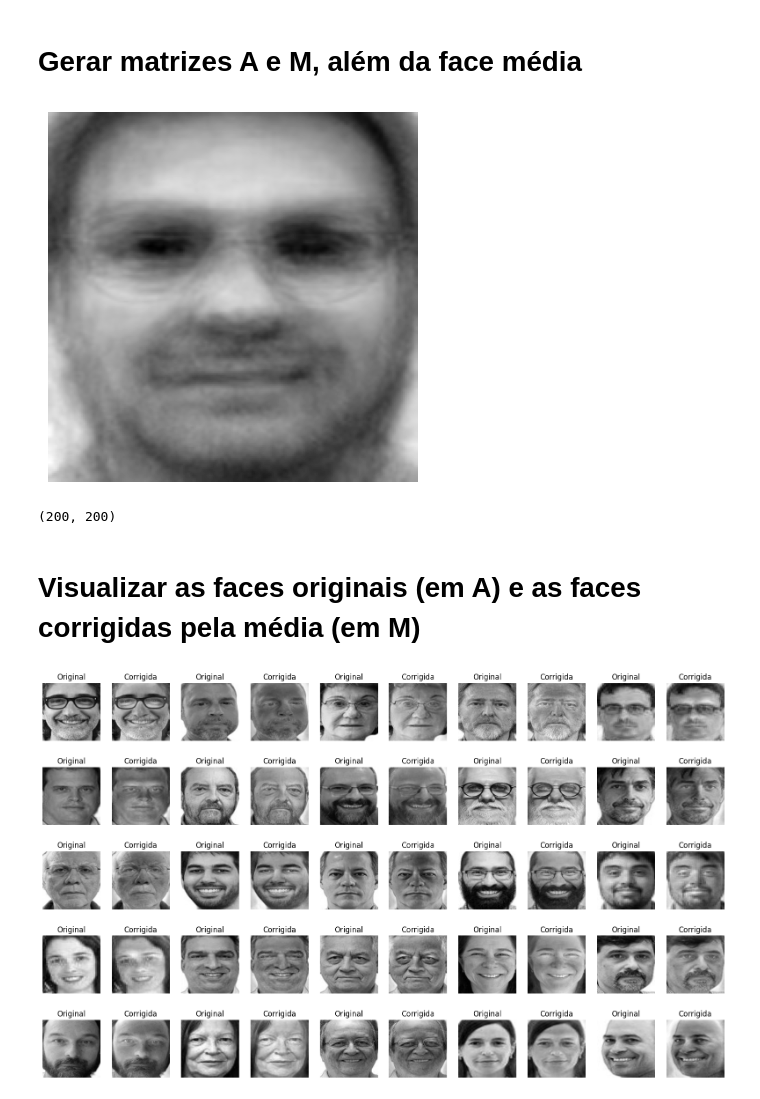
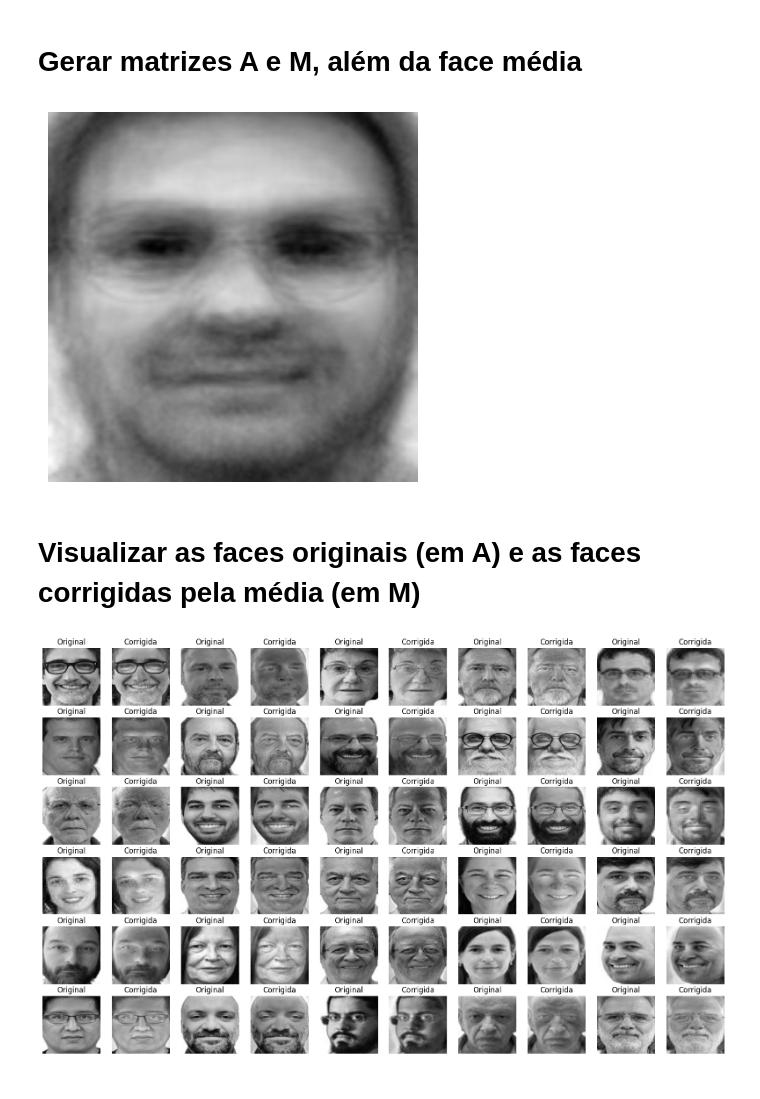
Before and after one commit to Gustavo-Murilo/Eigenfaces_EMAP, a Jupyter notebook: main_eigenfaces.ipynb, the cells around one changed output. Drawn from its saved outputs; the diff is of its cells as text; code cells hidden in the pictures.

```diff
--- a/main_eigenfaces.ipynb
+++ b/main_eigenfaces.ipynb
@@ -62,36 +86,38 @@ def varrer_banco_imagens(caminho: str) -> np.ndarray :
 # %% [markdown]
 # Gerar matrizes A e M, além da face média
 # %%
-# Matriz A(mn x q) na qual as colunas são as faces do banco de imagens
-A = varrer_banco_imagens('banco_imagens/*')
+# Matriz A(mn x q) na qual as colunas são as 'q' imagens do banco de imagens
+(q, A) = varrer_banco_imagens('banco_imagens/*')
 
-# Vetor f(mn x 1) com a média dos valores de A, ou seja, a face média
-f_face_media = np.mean(A, axis=0)
+# Vetor f(mn x 1) com a média das colunas A, no caso, a face média
+face_media = np.mean(A, axis=1, keepdims=True)
 
 # Matriz M(mn x q) de média corrigida
-M = A - f_face_media
+M = A - face_media
 # %%
-exibir_imagem(f_face_media)
+exibir_imagem(face_media)
 # %% [output]
 [figure]
-(200, 200)
 # %% [markdown]
 # Visualizar as faces originais (em A) e as faces corrigidas pela média (em M)
 # %%
 # Definição de uma grade para a plotagem de imagens
-fig, axes = plt.subplots(5,10, figsize=(20,12))
+fig, axes = plt.subplots(6,10, figsize=(20,12))
 
 for i, ax in enumerate(axes.flat):
     # Divide por 2 para alternar entre A e M
     indice = i // 2
 
     # Definição da imagem a ser plotada
     tipo = 'Original' if not i % 2 else 'Corrigida'
     Matriz = A if not i % 2 else M
 
+    # Transforma o vetor unidimensional em uma matriz com as dimensões da imagem
+    matriz_imagem = Matriz[:,indice].reshape(DIMENSAO_IMAGEM)
+
     # Plotagem das imagens
-    ax.imshow(Matriz[indice].reshape(DIMENSAO_IMAGEM), cmap=plt.cm.gray)
+    ax.imshow(matriz_imagem, cmap=plt.cm.gray)
     ax.set_title(f'{tipo}')
     ax.axis('off')
 # %% [output]
-[figure, old version]
+[figure, new version]
```
Also changed, not shown: parts of 8 cells of this notebook.
